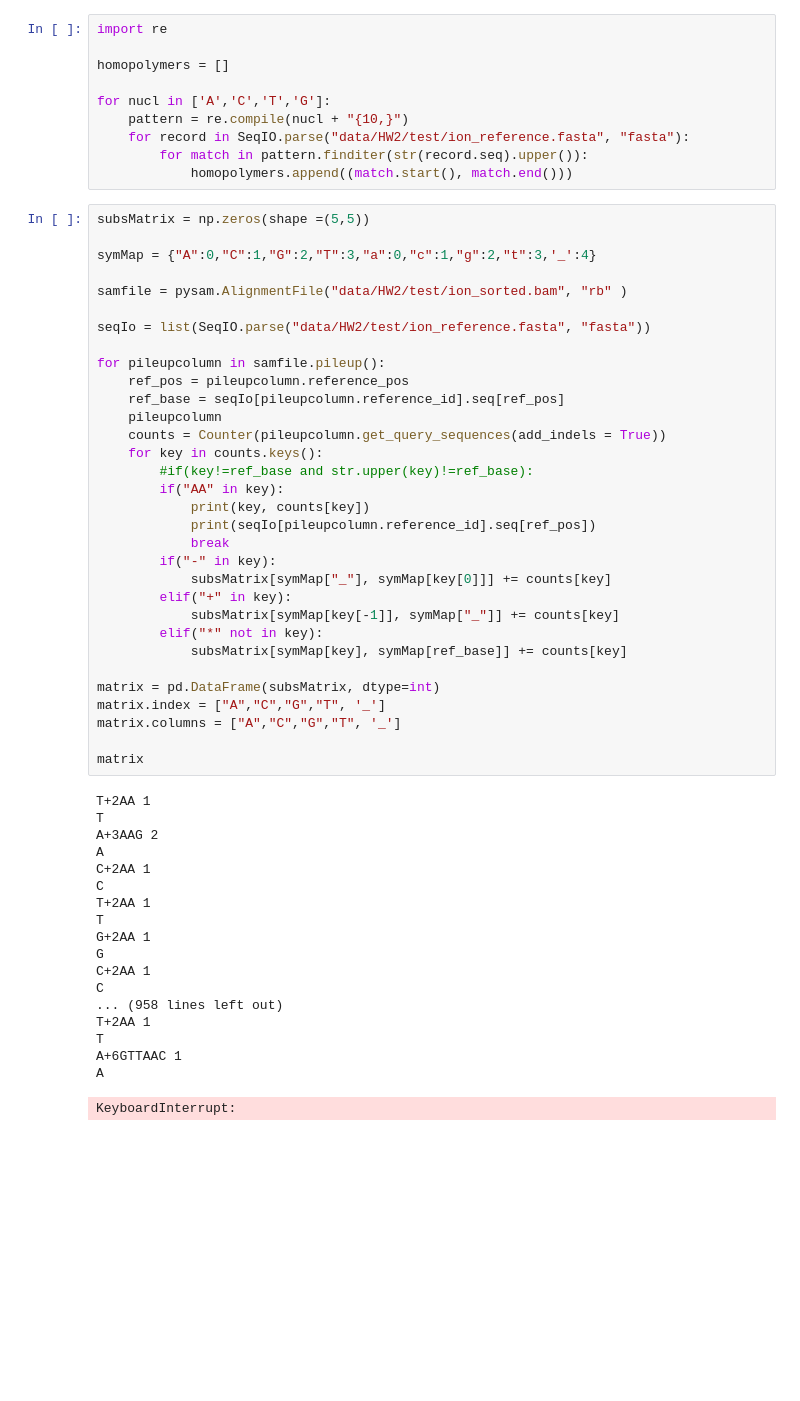
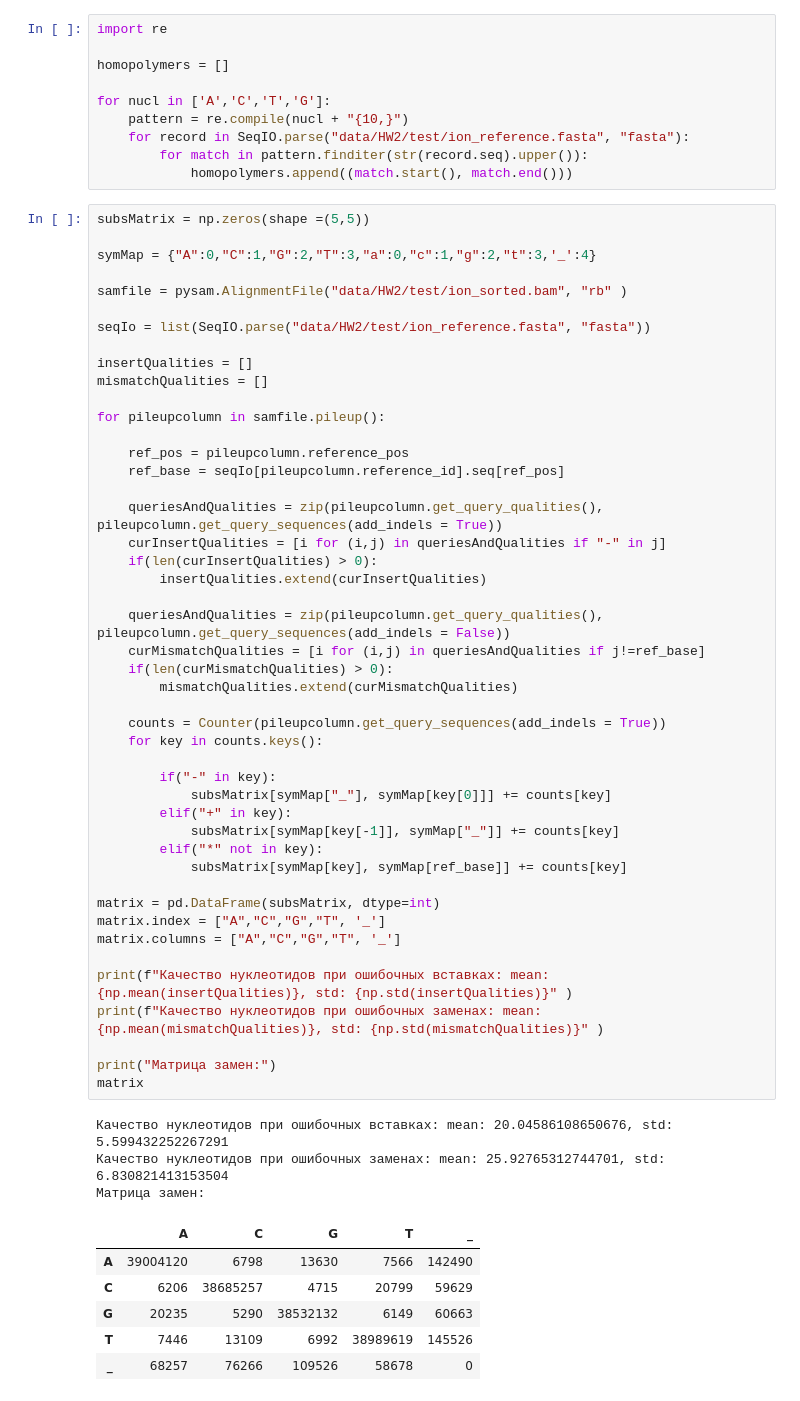
Before and after one commit to vkpankov/BioInfML, a Jupyter notebook: NGS/HW2.ipynb, the cells around one changed output. Drawn from its saved outputs; the diff is of its cells as text; blank space fills up the shorter version.

```diff
--- a/NGS/HW2.ipynb
+++ b/NGS/HW2.ipynb
@@ -139,51 +151,56 @@ for nucl in ['A','C','T','G']:
 # %%
 subsMatrix = np.zeros(shape =(5,5))
 
 symMap = {"A":0,"C":1,"G":2,"T":3,"a":0,"c":1,"g":2,"t":3,'_':4}
 
 samfile = pysam.AlignmentFile("data/HW2/test/ion_sorted.bam", "rb" )
 
 seqIo = list(SeqIO.parse("data/HW2/test/ion_reference.fasta", "fasta"))
 
+insertQualities = []
+mismatchQualities = []
+
 for pileupcolumn in samfile.pileup():
+
     ref_pos = pileupcolumn.reference_pos
     ref_base = seqIo[pileupcolumn.reference_id].seq[ref_pos]
-    pileupcolumn
+
+    queriesAndQualities = zip(pileupcolumn.get_query_qualities(), pileupcolumn.get_query_sequences(add_indels = True))
+    curInsertQualities = [i for (i,j) in queriesAndQualities if "-" in j]
+    if(len(curInsertQualities) > 0):
+        insertQualities.extend(curInsertQualities)
+
+    queriesAndQualities = zip(pileupcolumn.get_query_qualities(), pileupcolumn.get_query_sequences(add_indels = False))
+    curMismatchQualities = [i for (i,j) in queriesAndQualities if j!=ref_base]
+    if(len(curMismatchQualities) > 0):
+        mismatchQualities.extend(curMismatchQualities)
+
     counts = Counter(pileupcolumn.get_query_sequences(add_indels = True))
     for key in counts.keys():
-        #if(key!=ref_base and str.upper(key)!=ref_base):
-        if("AA" in key):
-            print(key, counts[key])
-            print(seqIo[pileupcolumn.reference_id].seq[ref_pos])
-            break
+
         if("-" in key):
             subsMatrix[symMap["_"], symMap[key[0]]] += counts[key]
         elif("+" in key):
             subsMatrix[symMap[key[-1]], symMap["_"]] += counts[key]
         elif("*" not in key):
             subsMatrix[symMap[key], symMap[ref_base]] += counts[key]
 
 matrix = pd.DataFrame(subsMatrix, dtype=int)
 matrix.index = ["A","C","G","T", '_']
 matrix.columns = ["A","C","G","T", '_']
 
+print(f"Качество нуклеотидов при ошибочных вставках: mean: {np.mean(insertQualities)}, std: {np.std(insertQualities)}" )
+print(f"Качество нуклеотидов при ошибочных заменах: mean: {np.mean(mismatchQualities)}, std: {np.std(mismatchQualities)}" )
+
+print("Матрица замен:")
 matrix
 # %% [output]
-T+2AA 1
-T
-A+3AAG 2
-A
-C+2AA 1
-C
-T+2AA 1
-T
-G+2AA 1
-G
-C+2AA 1
-C
-... (958 lines left out)
-T+2AA 1
-T
-A+6GTTAAC 1
-A
+Качество нуклеотидов при ошибочных вставках: mean: 20.04586108650676, std: 5.599432252267291
+Качество нуклеотидов при ошибочных заменах: mean: 25.92765312744701, std: 6.830821413153504
+Матрица замен:
-KeyboardInterrupt:
+|  | A | C | G | T | _ |
+| A | 39004120 | 6798 | 13630 | 7566 | 142490 |
+| C | 6206 | 38685257 | 4715 | 20799 | 59629 |
+| G | 20235 | 5290 | 38532132 | 6149 | 60663 |
+| T | 7446 | 13109 | 6992 | 38989619 | 145526 |
+| _ | 68257 | 76266 | 109526 | 58678 | 0 |
```
Also changed, not shown: parts of 7 cells of this notebook.
